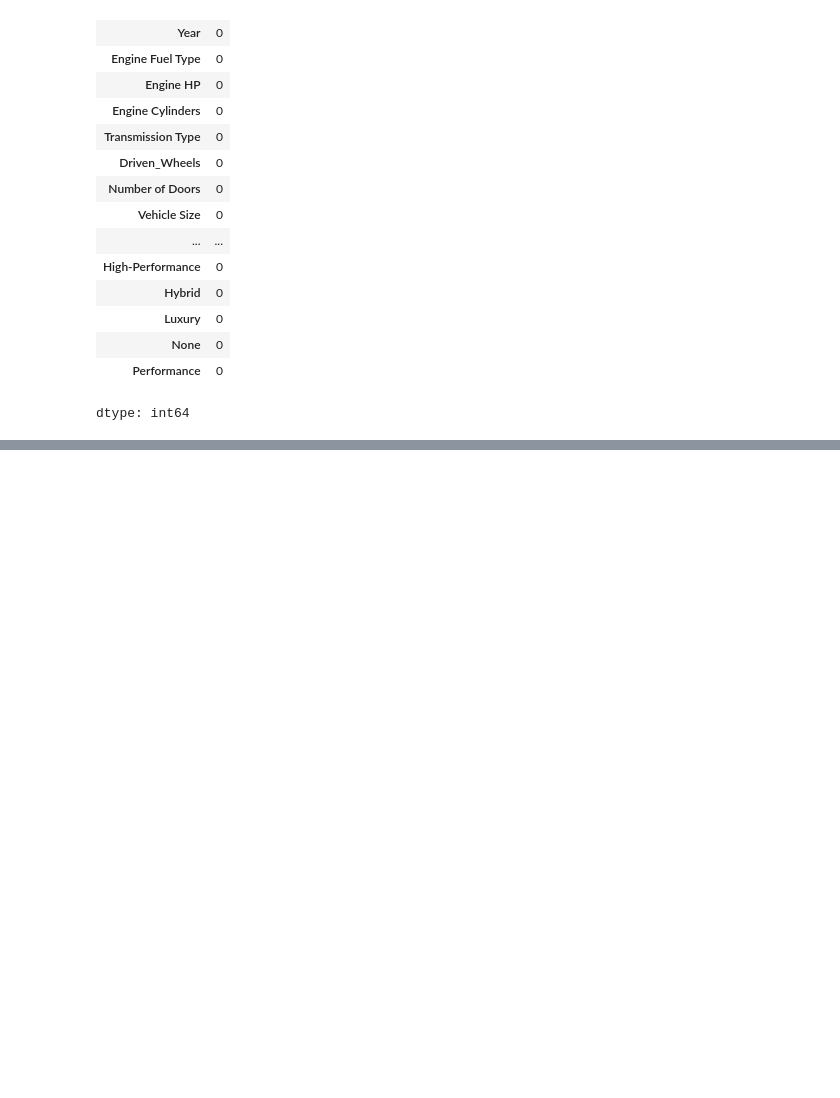
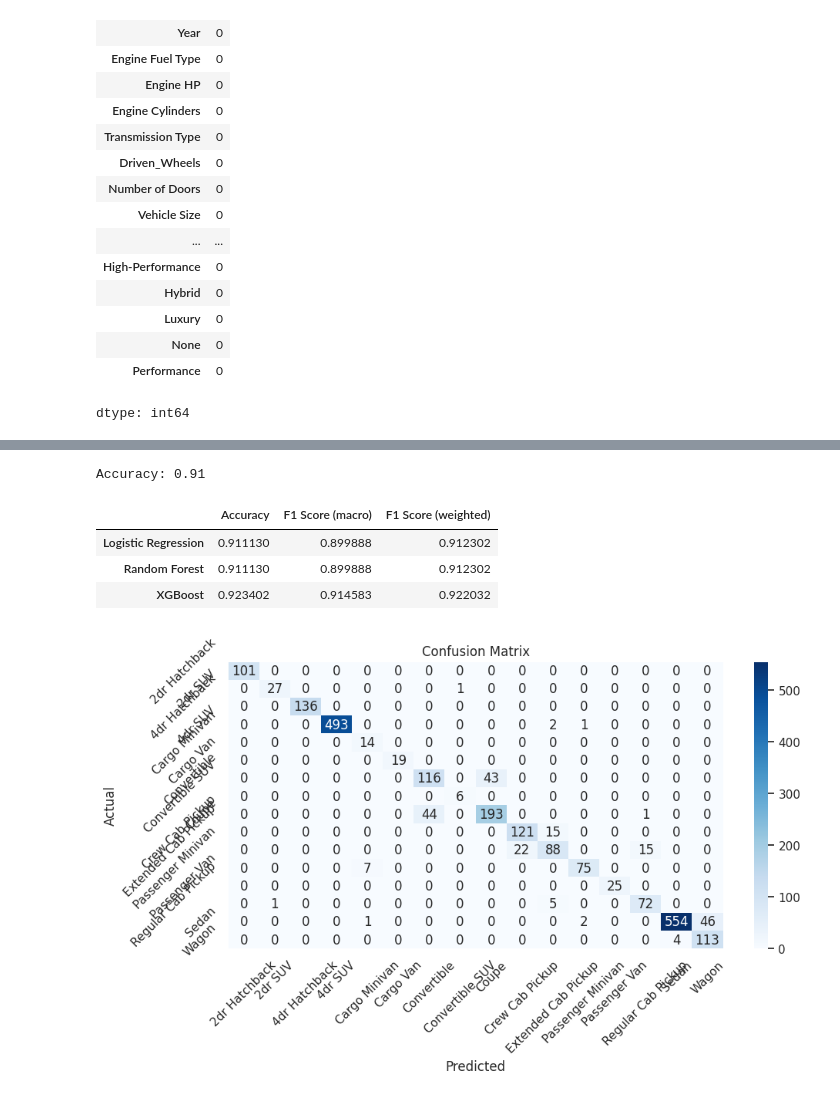
Before and after one commit to dhanesh-vaghasiya/car-model-predictor, a Jupyter notebook: main.ipynb, the cells around one changed output, grey strips where cells are left out. Cells and saved outputs as stored; diff of their text form; code cells hidden in the pictures; blank space fills up the shorter version.

```diff
--- a/main.ipynb
+++ b/main.ipynb
@@ -167,0 +226,5 @@ X_train, X_test, y_train, y_test = train_test_split(
+# %%
+model = Pipeline(steps=[
+    ('preprocessing', preprocessor),
+    ('classifier', LogisticRegression(max_iter=1000, class_weight='balanced'))
+])
@@ -167,0 +247,6 @@ X_train, X_test, y_train, y_test = train_test_split(
+# %%
+param_grid = {
+    'classifier__C': [0.1, 1, 10],
+    'classifier__penalty': ['l2'],  # 'l1' only works with solver='liblinear'
+    'classifier__solver': ['lbfgs'],  # safe choice for multiclass + l2
+}
@@ -167,0 +260,12 @@ X_train, X_test, y_train, y_test = train_test_split(
+# %%
+from sklearn.model_selection import GridSearchCV
+
+grid_search = GridSearchCV(
+    model,
+    param_grid,
+    cv=3,                      # 3-fold cross-validation
+    scoring='accuracy',
+    n_jobs=-1                  # use all cores
+)
+
+grid_search.fit(X_train, y_train)
@@ -167,0 +382,4 @@ X_train, X_test, y_train, y_test = train_test_split(
+# %%
+y_pred = grid_search.predict(X_test)
+print(classification_report(y_test, y_pred, target_names=class_names))
+#Run with logistic regression
@@ -167,0 +434,30 @@ X_train, X_test, y_train, y_test = train_test_split(
+# %%
+accuracy = accuracy_score(y_test, y_pred)
+print(f"Accuracy: {accuracy:.2f}")
+# %% [output]
+Accuracy: 0.91
+# %%
+results_df = pd.DataFrame(results).T
+display(results_df)
+# %% [output]
+|  | Accuracy | F1 Score (macro) | F1 Score (weighted) |
+| Logistic Regression | 0.911130 | 0.899888 | 0.912302 |
+| Random Forest | 0.911130 | 0.899888 | 0.912302 |
+| XGBoost | 0.923402 | 0.914583 | 0.922032 |
+# %%
+
+cm = confusion_matrix(y_test, y_pred)
+
+plt.figure(figsize=(10, 6))
+sns.heatmap(cm, annot=True, fmt='d', cmap='Blues',
+            xticklabels=class_names,
+            yticklabels=class_names)
+plt.xlabel('Predicted')
+plt.ylabel('Actual')
+plt.title('Confusion Matrix')
+plt.xticks(rotation=45)
+plt.yticks(rotation=45)
+plt.tight_layout()
+plt.show()
+# %% [output]
+[figure, added]
```
Also changed, not shown: parts of 28 cells of this notebook.
